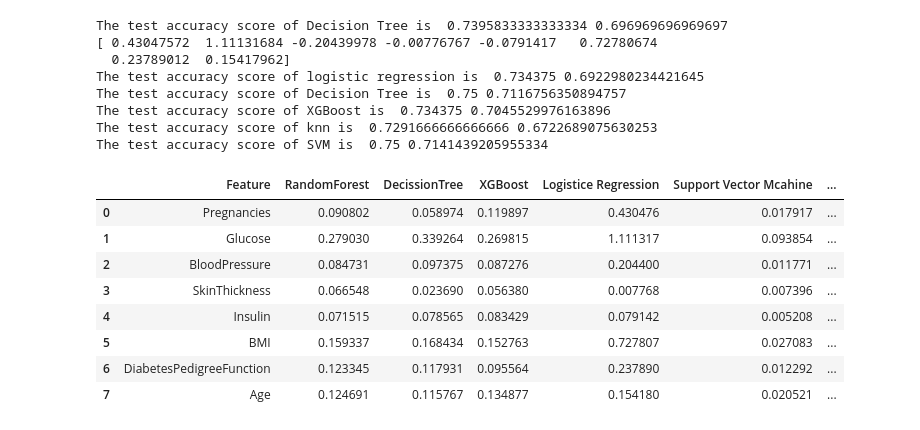
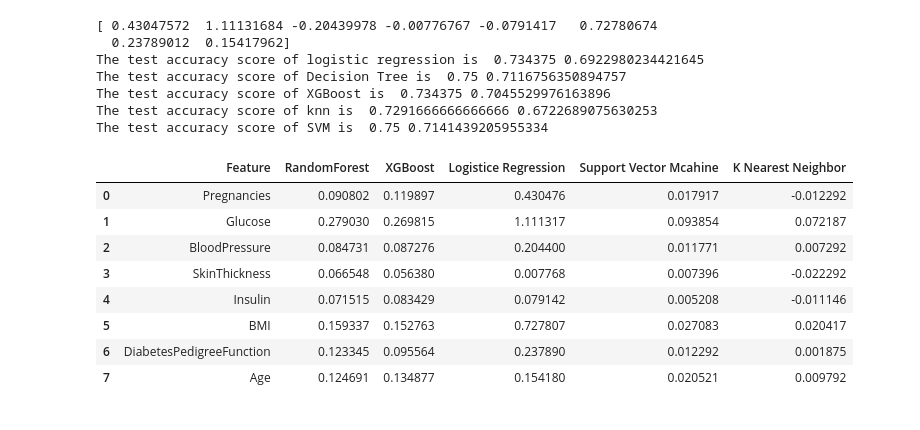
Before and after one commit to Versus-91/blackboxofmachinelearning, a Jupyter notebook: diabetes.ipynb, the cells around one changed output. Cells and saved outputs as stored; diff of their text form; code cells hidden in the pictures.

```diff
--- a/diabetes.ipynb
+++ b/diabetes.ipynb
@@ -89,11 +89,6 @@ scaler = StandardScaler()
 X_train = scaler.fit_transform(X_train)
 X_test = scaler.transform(X_test)
 
-dt_model = DecisionTreeClassifier(random_state=42)
-dt_model.fit(X_train,y_train)
-preds_dt = dt_model.predict(X_test)
-print("The test accuracy score of Decision Tree is ",
-      accuracy_score(y_test, preds_dt), f1_score(y_test, preds_dt, average='macro'))
 
 lr_model = LogisticRegression(random_state=42)
 lr_model.fit(X_train,y_train)
@@ -134,44 +129,42 @@ print("The test accuracy score of SVM is ", accuracy_score(
 perm_importance = permutation_importance(
     svm_model, X_test, y_test, n_repeats=50, random_state=42)
 knn_model_perm_importance = permutation_importance(
     knn_model, X_test, y_test, n_repeats=50, random_state=42)
 
 # Get feature importances
 rf_importances = rf_model.feature_importances_
 xgb_importances = xgb_model.feature_importances_
 svm_importances = perm_importance
 logireg_importances = np.abs(lr_model.coef_[0])
 
 # Create a DataFrame with feature importances
 feature_importances = pd.DataFrame({
     'Feature': X.columns,
     'RandomForest': rf_importances,
-    'DecissionTree': dt_model.feature_importances_,
     'XGBoost': xgb_importances,
     'Logistice Regression': logireg_importances,
     'Support Vector Mcahine': svm_importances.importances_mean,
     'K Nearest Neighbor': knn_model_perm_importance.importances_mean,
 })
 
 display(feature_importances)
 # %% [output]
-The test accuracy score of Decision Tree is  0.7395833333333334 0.696969696969697
 [ 0.43047572  1.11131684 -0.20439978 -0.00776767 -0.0791417   0.72780674
   0.23789012  0.15417962]
 The test accuracy score of logistic regression is  0.734375 0.6922980234421645
 The test accuracy score of Decision Tree is  0.75 0.7116756350894757
 The test accuracy score of XGBoost is  0.734375 0.7045529976163896
 The test accuracy score of knn is  0.7291666666666666 0.6722689075630253
 The test accuracy score of SVM is  0.75 0.7141439205955334
-|  | Feature | RandomForest | DecissionTree | XGBoost | Logistice Regression | Support Vector Mcahine | ... |
-| 0 | Pregnancies | 0.090802 | 0.058974 | 0.119897 | 0.430476 | 0.017917 | ... |
-| 1 | Glucose | 0.279030 | 0.339264 | 0.269815 | 1.111317 | 0.093854 | ... |
-| 2 | BloodPressure | 0.084731 | 0.097375 | 0.087276 | 0.204400 | 0.011771 | ... |
-| 3 | SkinThickness | 0.066548 | 0.023690 | 0.056380 | 0.007768 | 0.007396 | ... |
-| 4 | Insulin | 0.071515 | 0.078565 | 0.083429 | 0.079142 | 0.005208 | ... |
-| 5 | BMI | 0.159337 | 0.168434 | 0.152763 | 0.727807 | 0.027083 | ... |
-| 6 | DiabetesPedigreeFunction | 0.123345 | 0.117931 | 0.095564 | 0.237890 | 0.012292 | ... |
-| 7 | Age | 0.124691 | 0.115767 | 0.134877 | 0.154180 | 0.020521 | ... |
+|  | Feature | RandomForest | XGBoost | Logistice Regression | Support Vector Mcahine | K Nearest Neighbor |
+| 0 | Pregnancies | 0.090802 | 0.119897 | 0.430476 | 0.017917 | -0.012292 |
+| 1 | Glucose | 0.279030 | 0.269815 | 1.111317 | 0.093854 | 0.072187 |
+| 2 | BloodPressure | 0.084731 | 0.087276 | 0.204400 | 0.011771 | 0.007292 |
+| 3 | SkinThickness | 0.066548 | 0.056380 | 0.007768 | 0.007396 | -0.022292 |
+| 4 | Insulin | 0.071515 | 0.083429 | 0.079142 | 0.005208 | -0.011146 |
+| 5 | BMI | 0.159337 | 0.152763 | 0.727807 | 0.027083 | 0.020417 |
+| 6 | DiabetesPedigreeFunction | 0.123345 | 0.095564 | 0.237890 | 0.012292 | 0.001875 |
+| 7 | Age | 0.124691 | 0.134877 | 0.154180 | 0.020521 | 0.009792 |
 # %%
 import matplotlib.pyplot as plt
 import seaborn as sns
```
Also changed, not shown: parts of 8 cells of this notebook, 15 other files.
